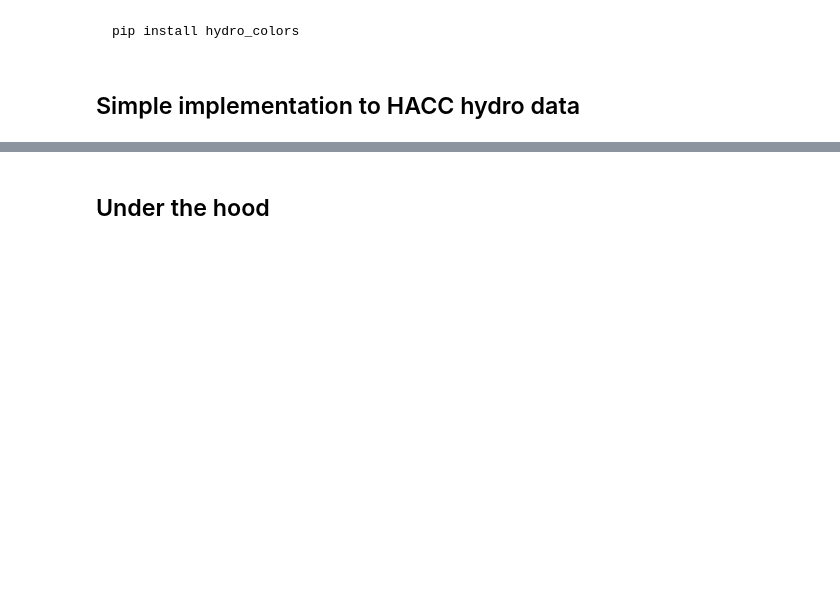
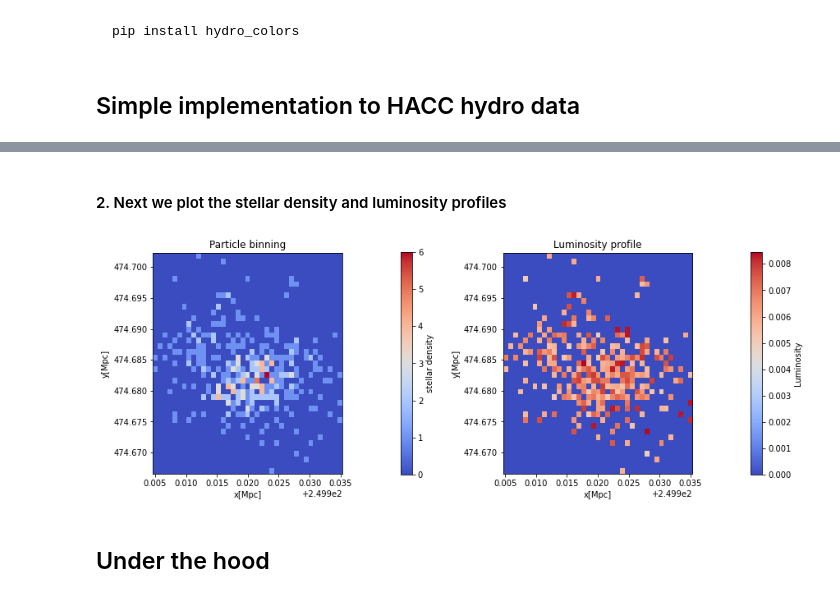
Before and after one commit to nesar/hydro_colors, a Jupyter notebook: nbs/index.ipynb, the cells around one changed output, grey strips where cells are left out. Saved outputs shown, nothing was run; the diff lists cells and outputs as text; code cells hidden in the pictures; blank space fills up the shorter version.

```diff
--- a/nbs/index.ipynb
+++ b/nbs/index.ipynb
@@ -109,3 +103,69 @@ plt.show()
+# %%
+gal_tag_cond = np.where(galaxy_tags == unique_galaxy_tag)
+
+
+nbins = 40
+xedges = np.linspace(x[gal_tag_cond].min(), x[gal_tag_cond].max(), nbins)
+yedges = np.linspace(y[gal_tag_cond].min(), y[gal_tag_cond].max(), nbins)
+
+
+H, xedges, yedges, binnumber = stats.binned_statistic_2d(x[gal_tag_cond], y[gal_tag_cond],
+                                                         None, 'count', bins=[xedges, yedges],
+                                                         expand_binnumbers=True)
+
+
+
+grid_flux = np.zeros_like(H)
+
+for idx, ssp_id in enumerate(gal_tag_cond[0]):
+
+    grid_flux[binnumber[:, idx][0]-1, binnumber[:, idx][1]-1] = np.trapz(spec_flux_ssp[idx], spec_wave_ssp)
+# %% [markdown]
+#### 2. Next we plot the stellar density and luminosity profiles
+# %%
+fig, ax = plt.subplots(1, 2, figsize=(14, 5))
+c_norm = mpl.colors.Normalize(vmin=1, vmax=np.max(H))
+c_map  = mpl.cm.coolwarm
+
+
+ax[0].set_title('Particle binning')
+
+im = ax[0].imshow(H, interpolation='nearest', origin='lower',
+                extent=[xedges[0], xedges[-1], yedges[0], yedges[-1]],
+                cmap=c_map)
+
+fig.colorbar(im, ax = ax[0],
+             orientation = 'vertical',
+             # label=r'stellar mass', pad=0.2)
+             label=r'stellar density', pad=0.2)
+
+
+# Normalize the array vals so they can be mapped to a color
+c_norm = mpl.colors.Normalize(vmin=np.min(grid_flux.min()), vmax=np.max(grid_flux))
+c_norm = mpl.colors.Normalize(vmin=0.004, vmax=np.max(grid_flux))
+
+# # Pick a colormap
+# c_map  = mpl.cm.magma
+
+
+ax[1].set_title('Luminosity profile')
+im = ax[1].imshow(grid_flux, interpolation='nearest', origin='lower', extent=[xedges[0], xedges[-1], yedges[0], yedges[-1]], cmap=c_map)
+
+# Adding the colorbar
+fig.colorbar(im, ax = ax[1],
+             orientation = 'vertical',
+             # label=r'stellar mass', pad=0.2)
+             label=r'Luminosity', pad=0.2)
+
+
+ax[0].set_xlabel('x[Mpc]')
+ax[0].set_ylabel('y[Mpc]')
+ax[1].set_xlabel('x[Mpc]')
+ax[1].set_ylabel('y[Mpc]')
+
+plt.show()
+# %% [output]
+[figure, added]
 # %% [markdown]
 ## Under the hood
 # %%
```
Also changed, not shown: parts of 14 cells of this notebook, 16 other files.
